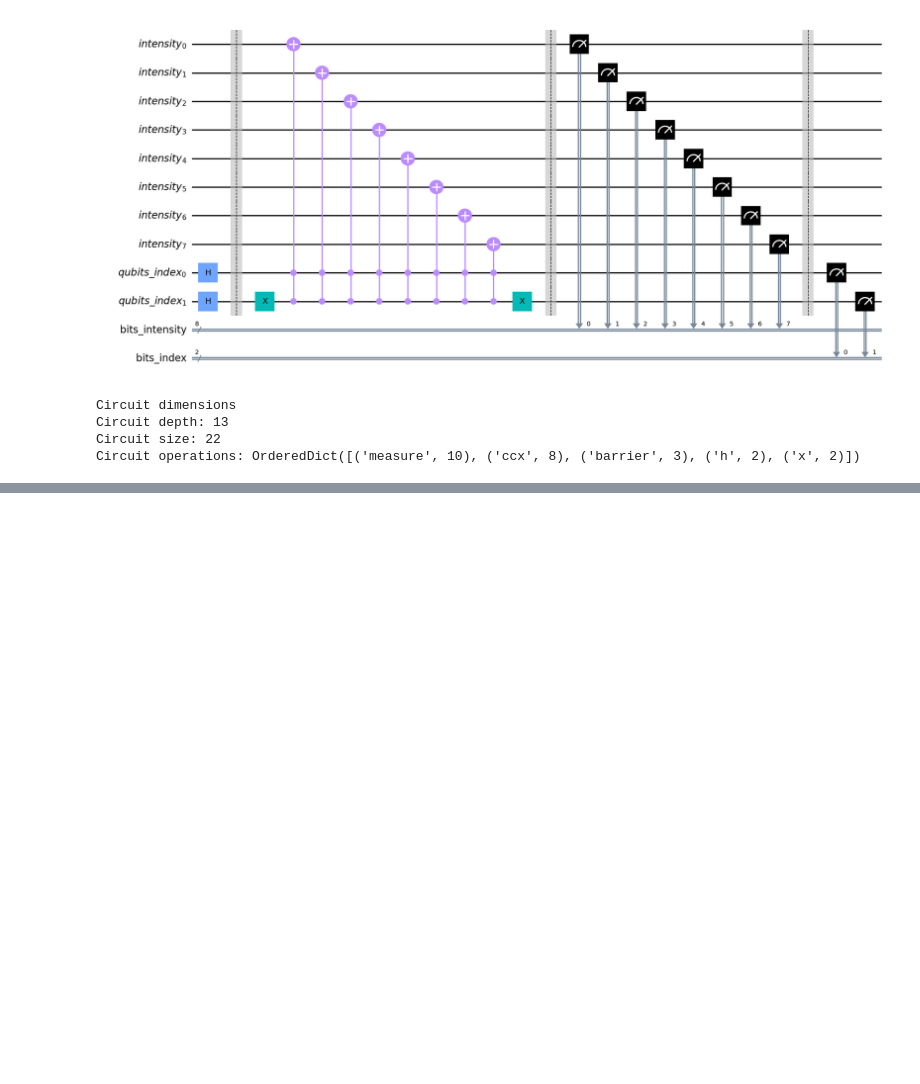
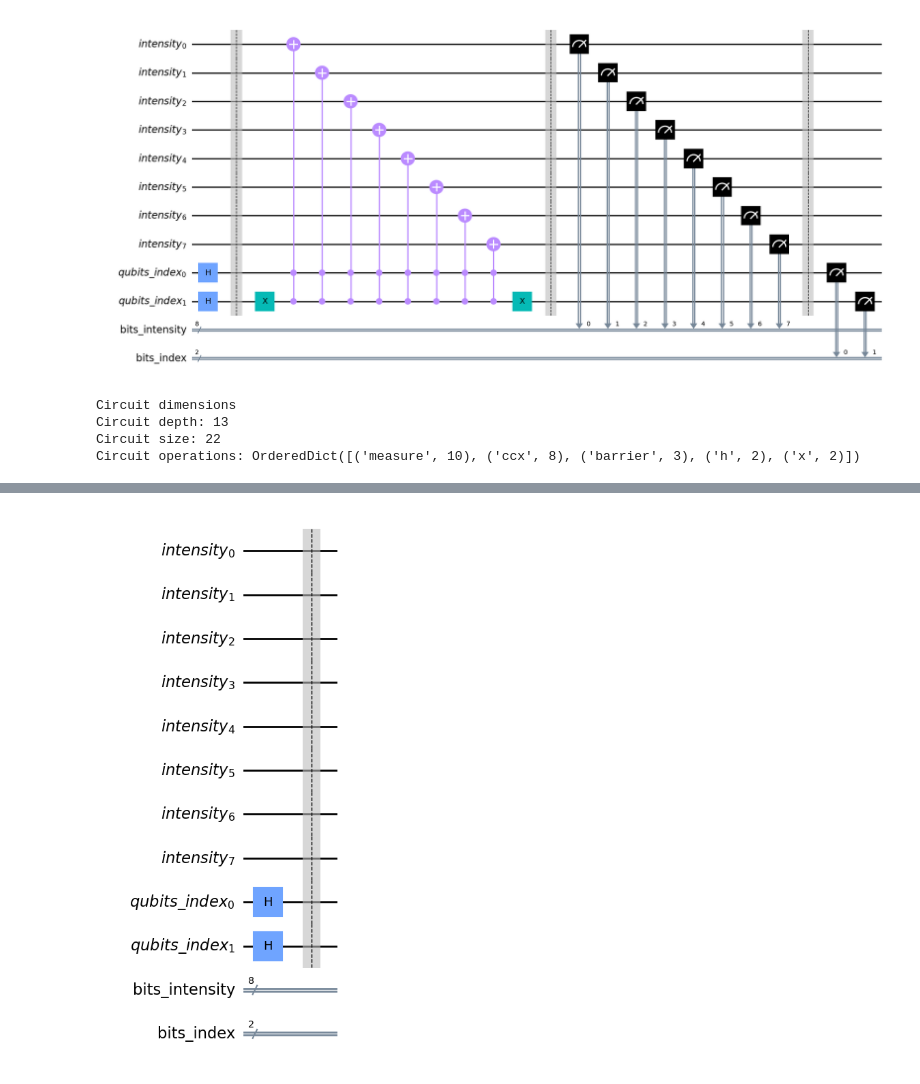
Before and after one commit to jvscursulim/qamp_fall22_project, a Jupyter notebook: draft.ipynb, the cells around one changed output, grey strips where cells are left out. Drawn from its saved outputs; the diff is of its cells as text; code cells hidden in the pictures; blank space fills up the shorter version.

```diff
--- a/draft.ipynb
+++ b/draft.ipynb
@@ -215,0 +248,5 @@ plot_histogram(processed_counts)
+# %%
+qc = image_neqr.image_quantum_circuit(gray_scale_image_array=test_image)
+qc.draw(output="mpl")
+# %% [output]
+[figure, added]
```
Also changed, not shown: parts of 21 cells of this notebook.
